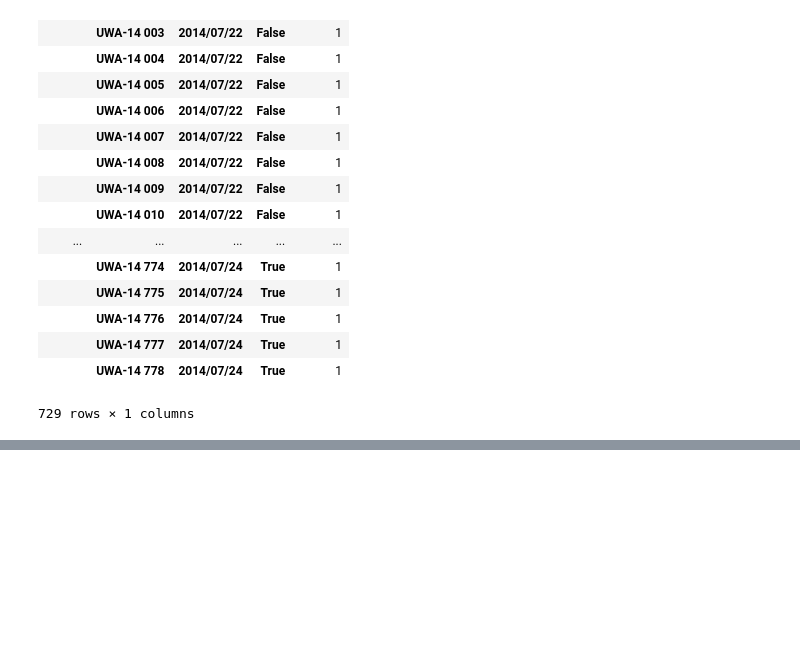
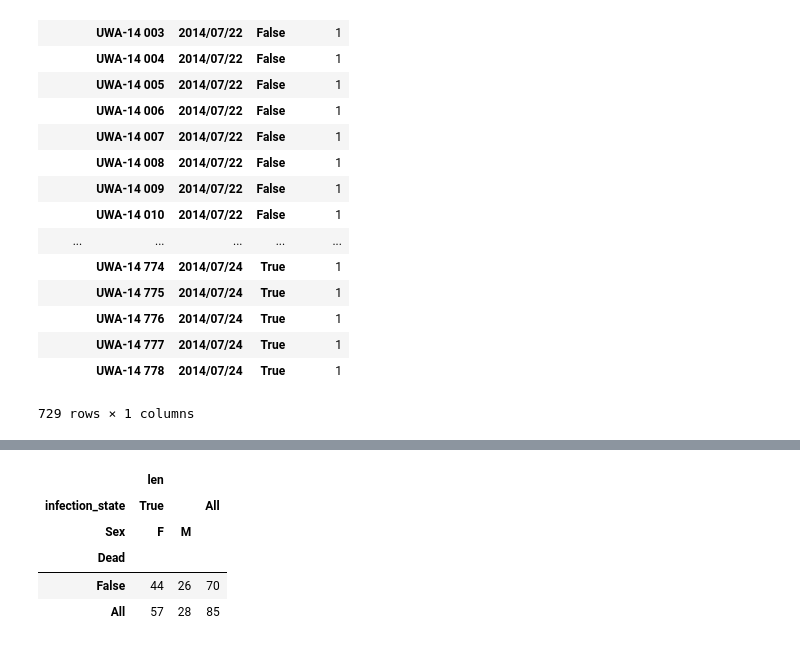
Before and after one commit to xguse/ipy_notebooks, a Jupyter notebook: YALE/g_f_fuscipes_general/2015-02-16_g_f_fuscipes_pandas_import.ipynb, the cells around one changed output, grey strips where cells are left out. Cells and saved outputs as stored; diff of their text form; code cells hidden in the pictures; blank space fills up the shorter version.

```diff
--- a/YALE/g_f_fuscipes_general/2015-02-16_g_f_fuscipes_pandas_import.ipynb
+++ b/YALE/g_f_fuscipes_general/2015-02-16_g_f_fuscipes_pandas_import.ipynb
@@ -419,0 +518,16 @@ table2
+# %%
+# infections by sex
+table4 = pd.pivot_table(gff_2014.query("infection_state == True"),index=['Dead'],
+                      values=[],
+                      columns=['infection_state','Sex'],
+                      margins=True,
+                      fill_value=0,
+                      aggfunc=[len])
+table4
+# %% [output]
+|  | len |  |  |
+| infection_state | True |  | All |
+| Sex | F | M |  |
+| Dead |  |  |  |
+| False | 44 | 26 | 70 |
+| All | 57 | 28 | 85 |
```
Also changed, not shown: parts of 23 cells of this notebook, 5 other files.
